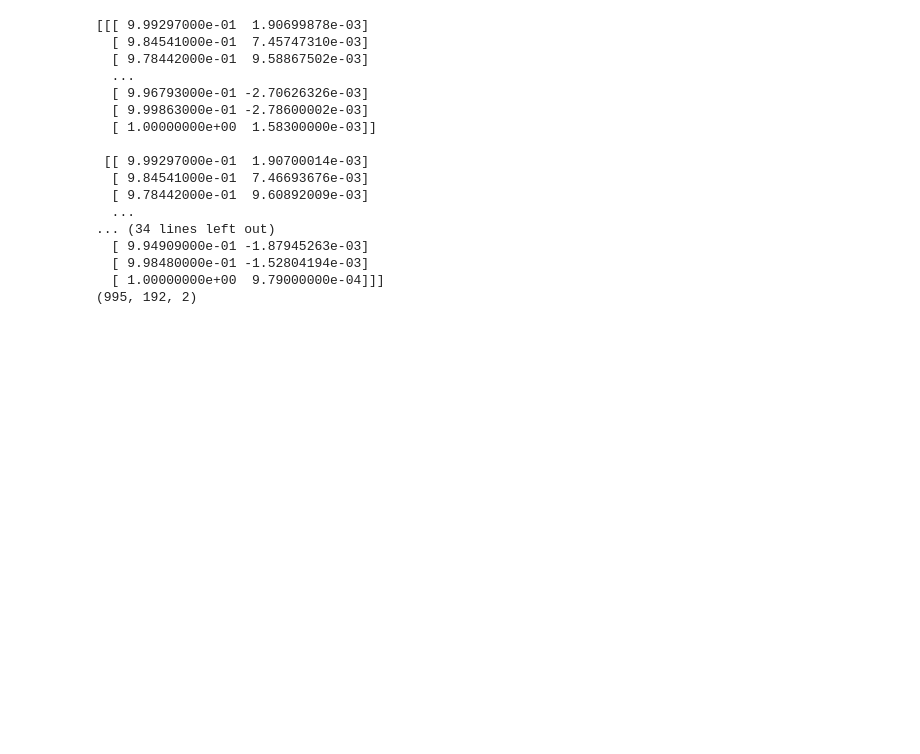
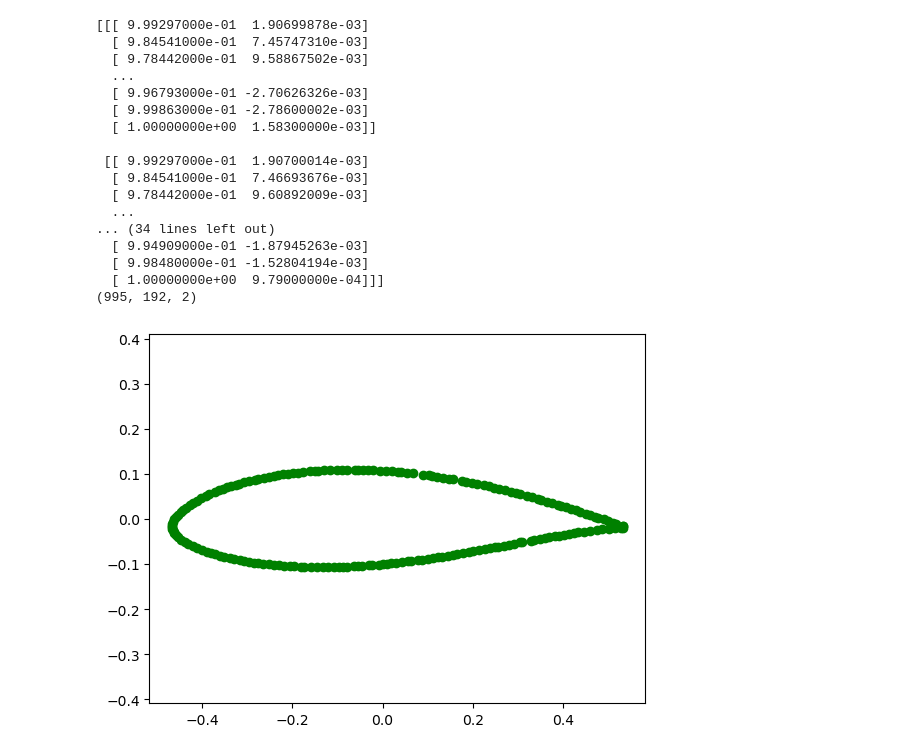
Before and after one commit to Hghn02/Inverse-Design-of-Optimal-Airfoil-Geometry, a Jupyter notebook: data_vis.ipynb, the cells around one changed output. Cells and saved outputs as stored; diff of their text form; code cells hidden in the pictures; blank space fills up the shorter version.

```diff
--- a/data_vis.ipynb
+++ b/data_vis.ipynb
@@ -65,3 +65,15 @@ print(airfoils_opt.shape)
   [ 9.98480000e-01 -1.52804194e-03]
   [ 1.00000000e+00  9.79000000e-04]]]
 (995, 192, 2)
+# %%
+%matplotlib inline
+# Centering the airfoils
+airfoils_opt[:, :, 0] -= airfoils_opt[:, :, 0].mean()
+airfoils_opt[:, :, 1] -= airfoils_opt[:, :, 1].mean()
+
+# Plotting testing airfoils
+plt.scatter(airfoils_opt[450,:,0],airfoils_opt[450,:,1],color='green')
+plt.axis('equal')
+plt.show()
+# %% [output]
+[figure, added]
```
Also changed, not shown: parts of 5 cells of this notebook.
